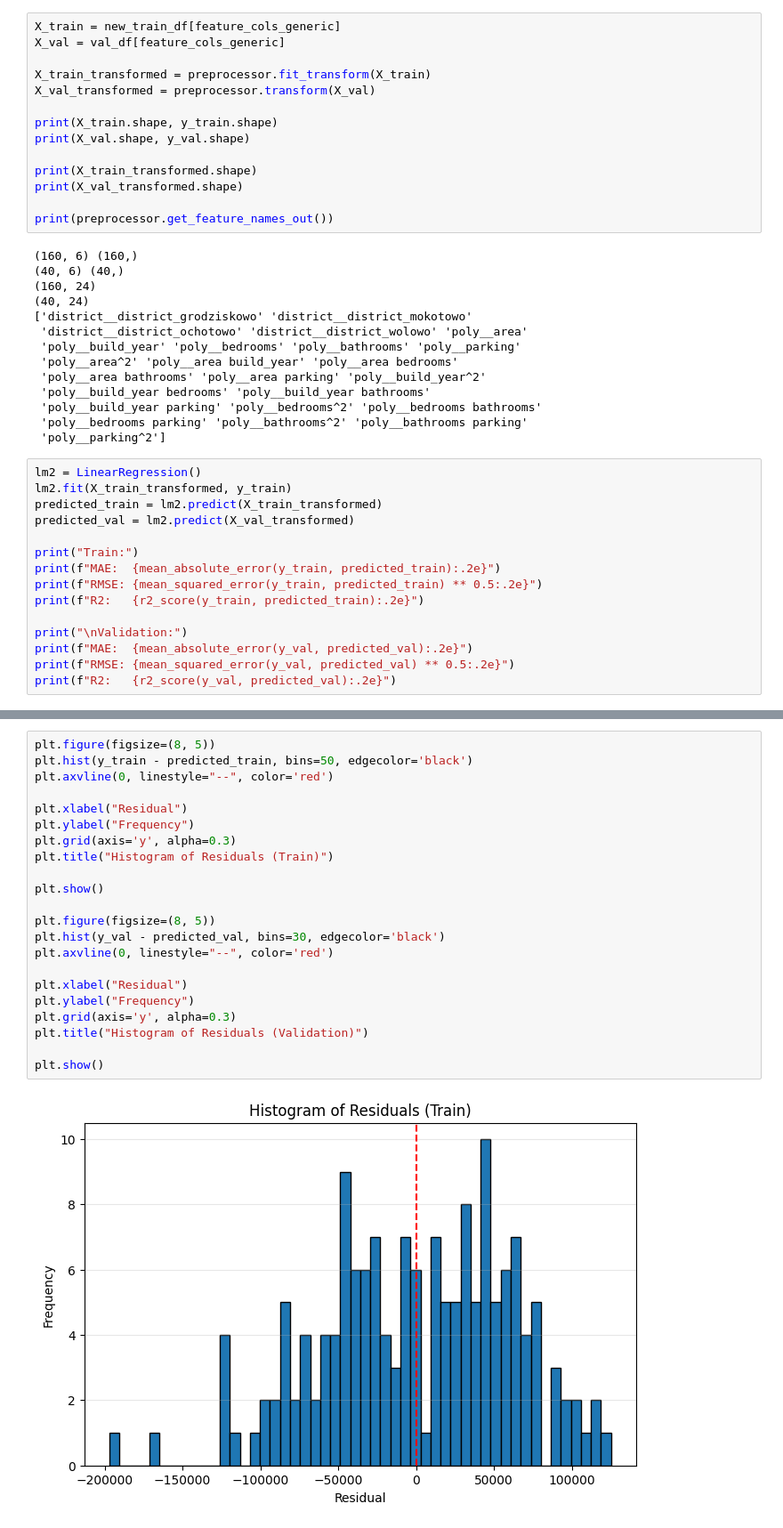
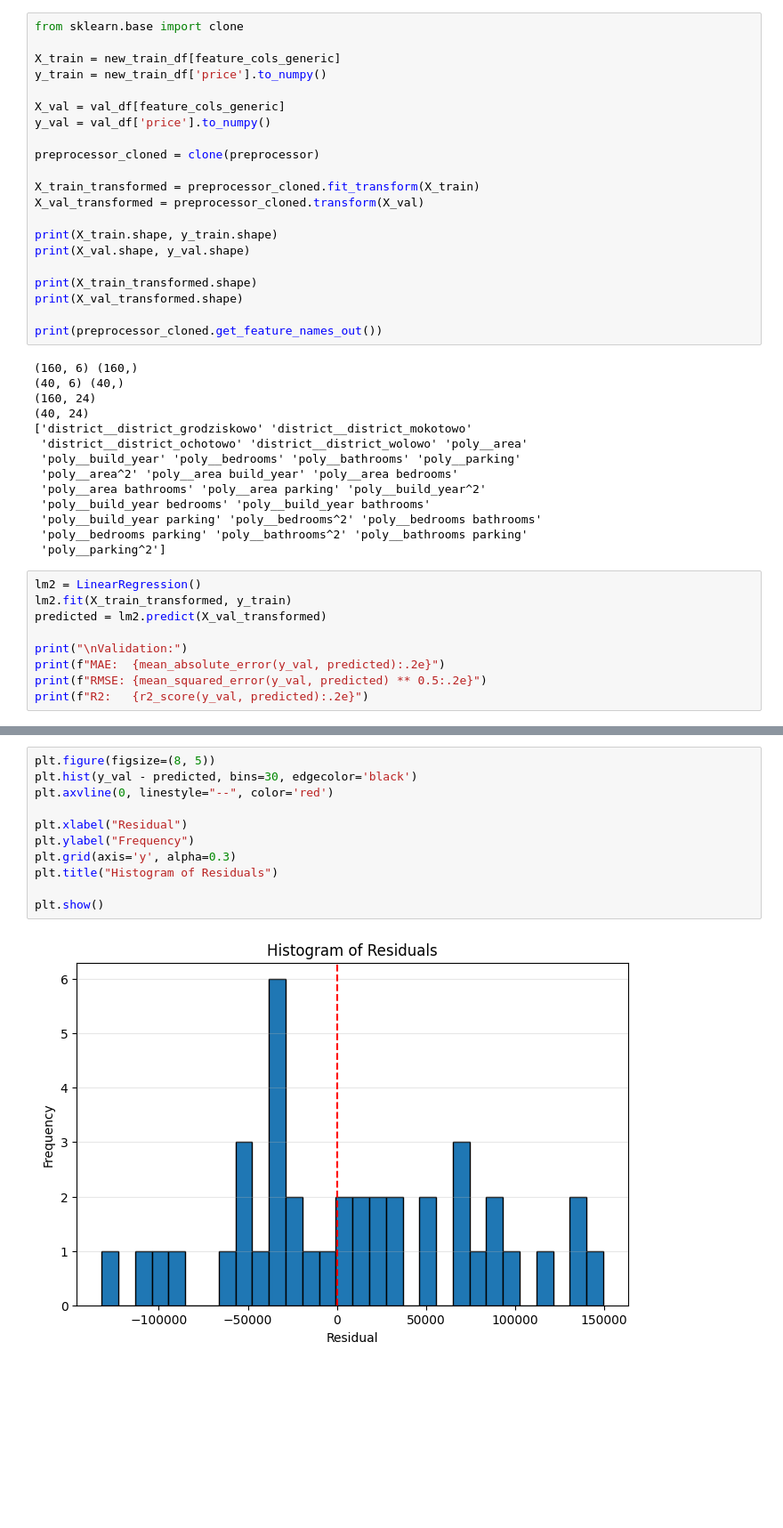
Before and after one commit to kapikozak/Deep-Neural-Networks-2026W, a Jupyter notebook: dnn01_EDA.ipynb, the cells around one changed output, grey strips where cells are left out. Shown at 89% size. Cells and saved outputs as stored; diff of their text form; blank space fills up the shorter version.

```diff
--- a/dnn01_EDA.ipynb
+++ b/dnn01_EDA.ipynb
@@ -987,9 +842,16 @@ plt.show()
 # %%
+from sklearn.base import clone
+
 X_train = new_train_df[feature_cols_generic]
+y_train = new_train_df['price'].to_numpy()
+
 X_val = val_df[feature_cols_generic]
+y_val = val_df['price'].to_numpy()
 
-X_train_transformed = preprocessor.fit_transform(X_train)
-X_val_transformed = preprocessor.transform(X_val)
+preprocessor_cloned = clone(preprocessor)
+
+X_train_transformed = preprocessor_cloned.fit_transform(X_train)
+X_val_transformed = preprocessor_cloned.transform(X_val)
 
 print(X_train.shape, y_train.shape)
 print(X_val.shape, y_val.shape)
@@ -997,7 +859,7 @@ print(X_val.shape, y_val.shape)
 print(X_train_transformed.shape)
 print(X_val_transformed.shape)
 
-print(preprocessor.get_feature_names_out())
+print(preprocessor_cloned.get_feature_names_out())
 # %% [output]
 (160, 6) (160,)
 (40, 6) (40,)
@@ -1015,16 +877,10 @@ print(preprocessor.get_feature_names_out())
 # %%
 lm2 = LinearRegression()
 lm2.fit(X_train_transformed, y_train)
-predicted_train = lm2.predict(X_train_transformed)
-predicted_val = lm2.predict(X_val_transformed)
-
-print("Train:")
-print(f"MAE:  {mean_absolute_error(y_train, predicted_train):.2e}")
-print(f"RMSE: {mean_squared_error(y_train, predicted_train) ** 0.5:.2e}")
-print(f"R2:   {r2_score(y_train, predicted_train):.2e}")
+predicted = lm2.predict(X_val_transformed)
 
 print("\nValidation:")
-print(f"MAE:  {mean_absolute_error(y_val, predicted_val):.2e}")
-print(f"RMSE: {mean_squared_error(y_val, predicted_val) ** 0.5:.2e}")
-print(f"R2:   {r2_score(y_val, predicted_val):.2e}")
+print(f"MAE:  {mean_absolute_error(y_val, predicted):.2e}")
+print(f"RMSE: {mean_squared_error(y_val, predicted) ** 0.5:.2e}")
+print(f"R2:   {r2_score(y_val, predicted):.2e}")
 # %% [output]
@@ -1070,24 +906,13 @@ plt.show()
 # %%
 plt.figure(figsize=(8, 5))
-plt.hist(y_train - predicted_train, bins=50, edgecolor='black')
+plt.hist(y_val - predicted, bins=30, edgecolor='black')
 plt.axvline(0, linestyle="--", color='red')
 
 plt.xlabel("Residual")
 plt.ylabel("Frequency")
 plt.grid(axis='y', alpha=0.3)
-plt.title("Histogram of Residuals (Train)")
+plt.title("Histogram of Residuals")
 
 plt.show()
-
-plt.figure(figsize=(8, 5))
-plt.hist(y_val - predicted_val, bins=30, edgecolor='black')
-plt.axvline(0, linestyle="--", color='red')
-
-plt.xlabel("Residual")
-plt.ylabel("Frequency")
-plt.grid(axis='y', alpha=0.3)
-plt.title("Histogram of Residuals (Validation)")
-
-plt.show()
 # %% [output]
-[figure, old version]
+[figure, new version]
```
Also changed, not shown: parts of 33 cells of this notebook.
